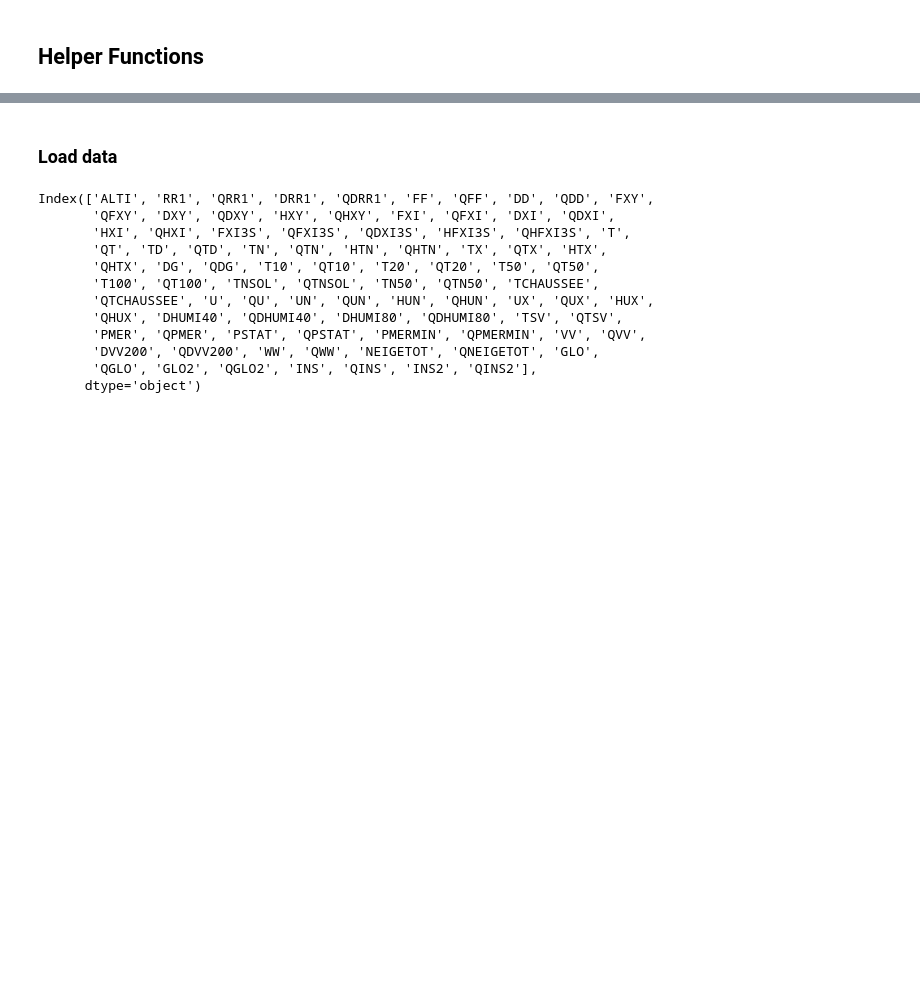
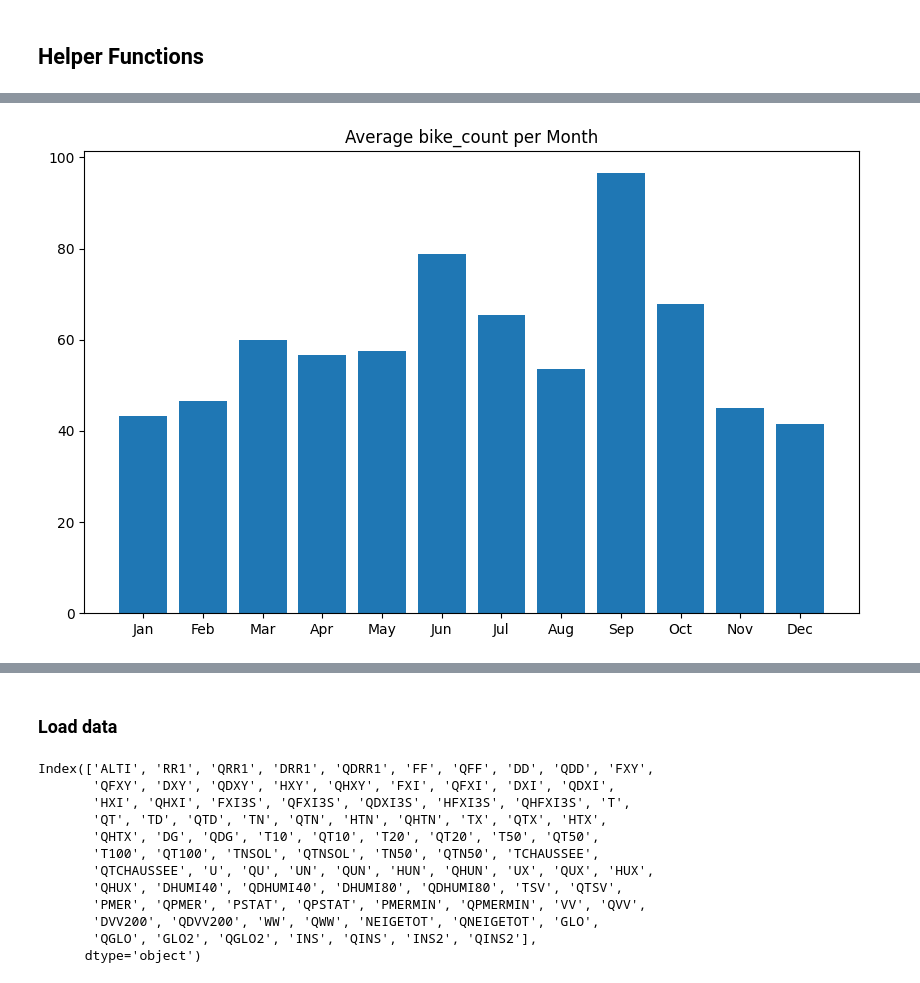
Before and after one commit to howard-ch-wang/bike_counters, a Jupyter notebook: examine_features.ipynb, the cells around one changed output, grey strips where cells are left out. Drawn from its saved outputs; the diff is of its cells as text; code cells hidden in the pictures; blank space fills up the shorter version.

```diff
--- a/examine_features.ipynb
+++ b/examine_features.ipynb
@@ -39,0 +84,4 @@ def _encode_dates(X, cols=['date']):
+# %%
+date_encoder = FunctionTransformer(_encode_dates, validate=False)
+dfs = date_encoder.fit_transform(df)
+dfs.head()
@@ -39,0 +102,13 @@ def _encode_dates(X, cols=['date']):
+# %%
+import calendar
+
+monthly = dfs.groupby(by='date_month')['bike_count'].mean()
+plt.figure(figsize=(10, 6))
+plt.xticks(ticks=monthly.index,
+           labels=[calendar.month_abbr[i] for i in monthly.index])
+
+plt.bar(monthly.index, monthly.values)
+plt.title("Average bike_count per Month")
+plt.show()
+# %% [output]
+[figure, added]
```
Also changed, not shown: parts of 40 cells of this notebook.
